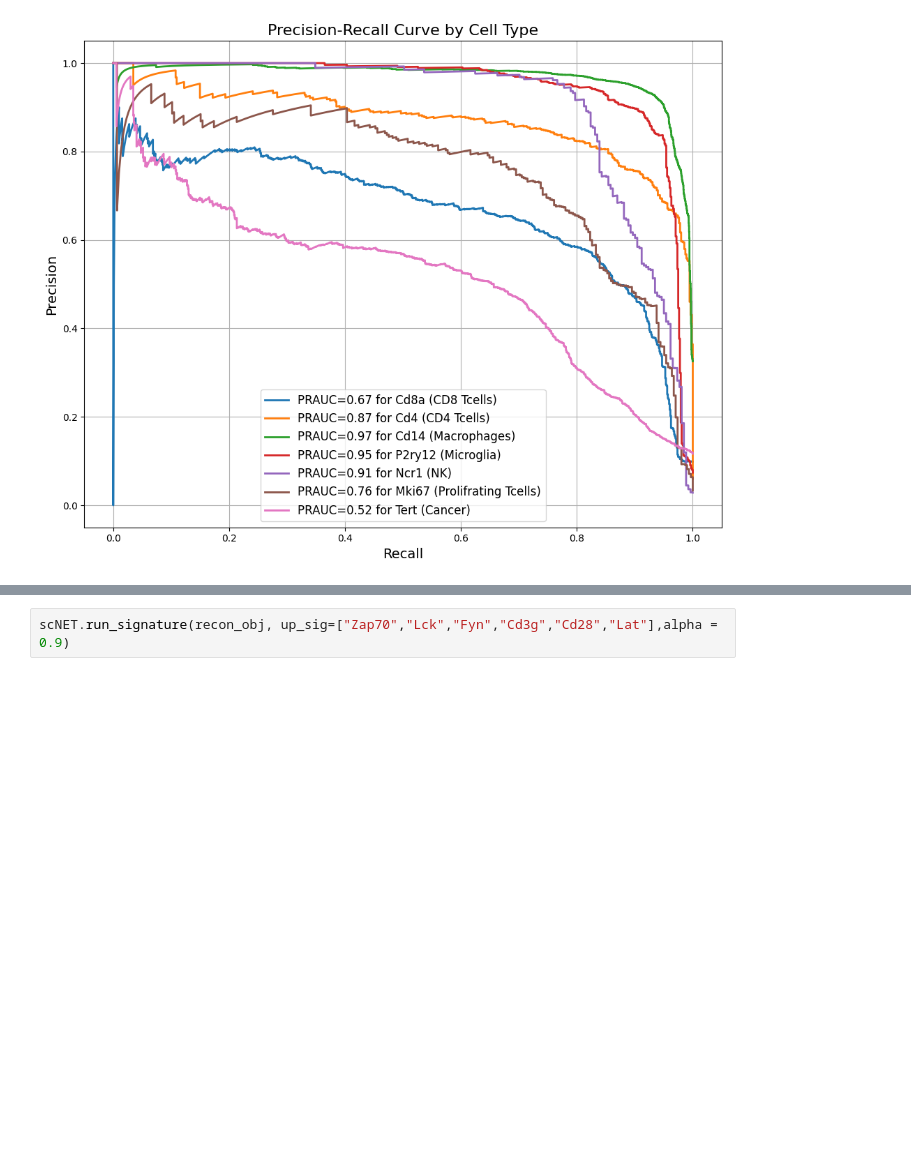
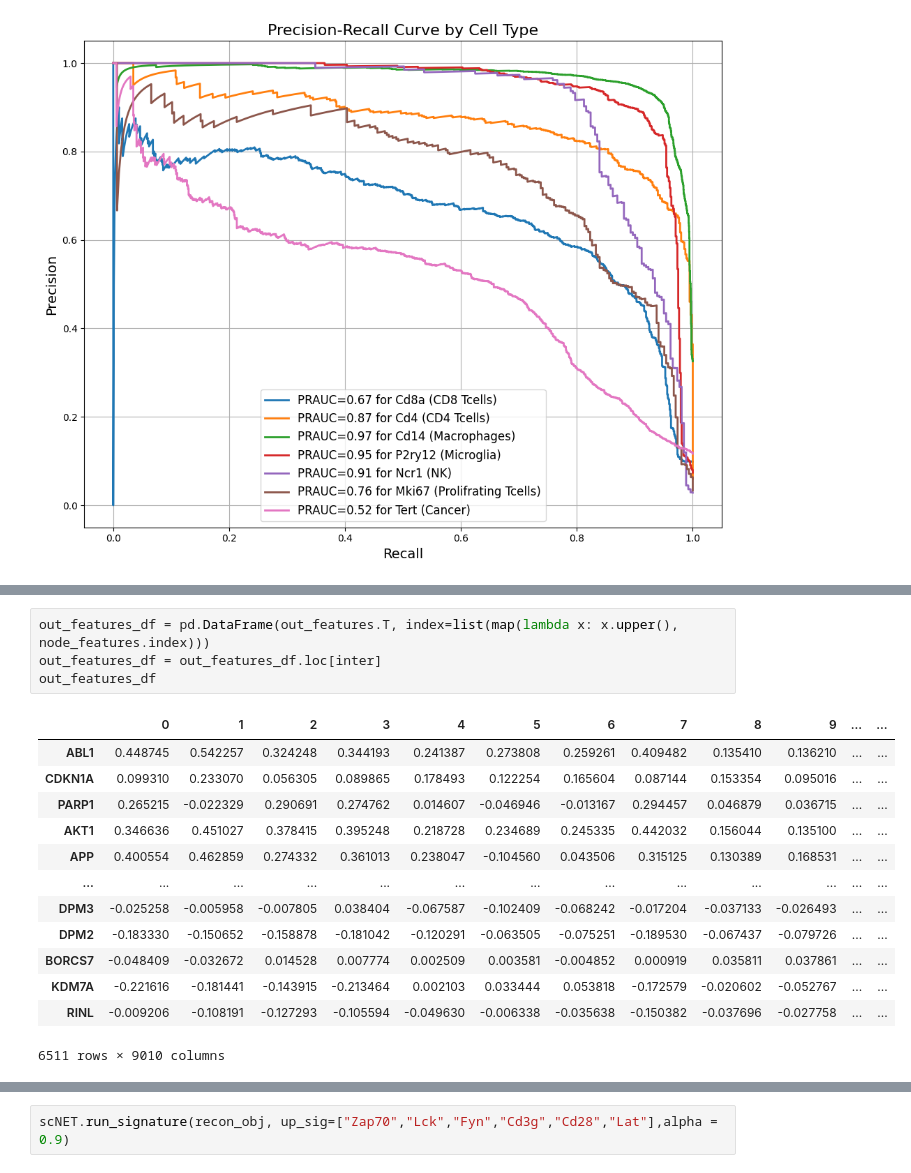
Before and after one commit to madilabcode/scNET, a Jupyter notebook: scNET.ipynb, the cells around one changed output, grey strips where cells are left out. Saved outputs shown, nothing was run; the diff lists cells and outputs as text; blank space fills up the shorter version.

```diff
--- a/scNET.ipynb
+++ b/scNET.ipynb
@@ -144,0 +187,18 @@ calculate_marker_gene_aupr(recon_obj,['Cd8a','Cd4','Cd14',"P2ry12","Ncr1","Mki67
+# %%
+out_features_df = pd.DataFrame(out_features.T, index=list(map(lambda x: x.upper(), node_features.index)))
+out_features_df = out_features_df.loc[inter]
+out_features_df
+# %% [output]
+|  | 0 | 1 | 2 | 3 | 4 | 5 | 6 | 7 | 8 | 9 | ... | ... |
+| ABL1 | 0.448745 | 0.542257 | 0.324248 | 0.344193 | 0.241387 | 0.273808 | 0.259261 | 0.409482 | 0.135410 | 0.136210 | ... | ... |
+| CDKN1A | 0.099310 | 0.233070 | 0.056305 | 0.089865 | 0.178493 | 0.122254 | 0.165604 | 0.087144 | 0.153354 | 0.095016 | ... | ... |
+| PARP1 | 0.265215 | -0.022329 | 0.290691 | 0.274762 | 0.014607 | -0.046946 | -0.013167 | 0.294457 | 0.046879 | 0.036715 | ... | ... |
+| AKT1 | 0.346636 | 0.451027 | 0.378415 | 0.395248 | 0.218728 | 0.234689 | 0.245335 | 0.442032 | 0.156044 | 0.135100 | ... | ... |
+| APP | 0.400554 | 0.462859 | 0.274332 | 0.361013 | 0.238047 | -0.104560 | 0.043506 | 0.315125 | 0.130389 | 0.168531 | ... | ... |
+| ... | ... | ... | ... | ... | ... | ... | ... | ... | ... | ... | ... | ... |
+| DPM3 | -0.025258 | -0.005958 | -0.007805 | 0.038404 | -0.067587 | -0.102409 | -0.068242 | -0.017204 | -0.037133 | -0.026493 | ... | ... |
+| DPM2 | -0.183330 | -0.150652 | -0.158878 | -0.181042 | -0.120291 | -0.063505 | -0.075251 | -0.189530 | -0.067437 | -0.079726 | ... | ... |
+| BORCS7 | -0.048409 | -0.032672 | 0.014528 | 0.007774 | 0.002509 | 0.003581 | -0.004852 | 0.000919 | 0.035811 | 0.037861 | ... | ... |
+| KDM7A | -0.221616 | -0.181441 | -0.143915 | -0.213464 | 0.002103 | 0.033444 | 0.053818 | -0.172579 | -0.020602 | -0.052767 | ... | ... |
+| RINL | -0.009206 | -0.108191 | -0.127293 | -0.105594 | -0.049630 | -0.006338 | -0.035638 | -0.150382 | -0.037696 | -0.027758 | ... | ... |
+6511 rows × 9010 columns
```
Also changed, not shown: parts of 15 cells of this notebook, 1 other file.
